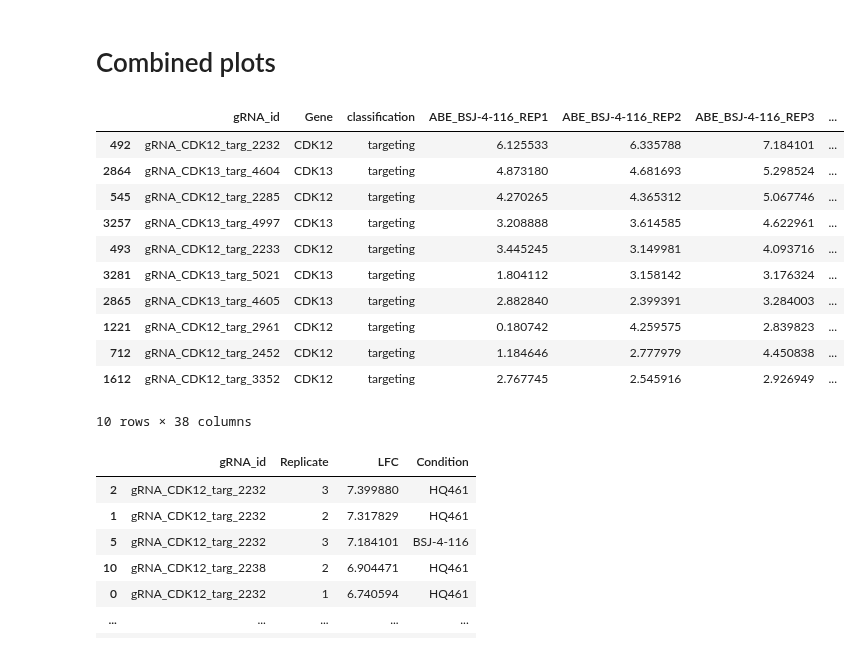
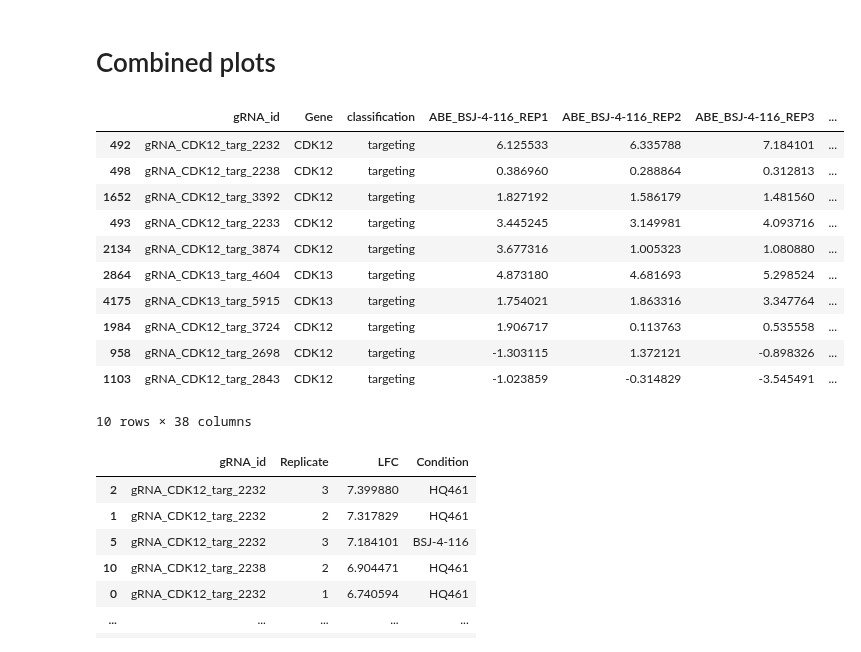
Before and after one commit to samgould2/CDK-BE-mutagenesis, a Jupyter notebook: notebooks/09_analysis_and_viz/logo_plots.ipynb, the cells around one changed output. Drawn from its saved outputs; the diff is of its cells as text; code cells hidden in the pictures.

```diff
--- a/notebooks/09_analysis_and_viz/logo_plots.ipynb
+++ b/notebooks/09_analysis_and_viz/logo_plots.ipynb
@@ -174,32 +295,32 @@ logo_plotter(gRNA_id, logo_df, CBE1, d4, min_perc=2)
 # %%
 data = pd.read_csv('../../screening_data/03_LFC_FDR_tables/barcode_counts/DMSO_base/CDK12_13_ABE_barcode_DMSO_base.csv')
 
-condition = 'BSJ-4-116'
+condition = 'HQ461'
 FDR_cutoff = 0.1
 
 all_conditions = ['BSJ-4-116', 'CDK12-IN-2', 'HQ461']
 
 if (f'LFC_median_ABE_{condition}' in data.columns) or (f'LFC_median_CBE_{condition}' in data.columns):
     try:
         subset = data[(data[f'FDR_ABE_{condition}']<FDR_cutoff)  & (data['classification']=='targeting')].sort_values(by=f'LFC_median_ABE_{condition}', ascending=False)
     except:
         subset = data[(data[f'FDR_CBE_{condition}']<FDR_cutoff)  & (data['classification']=='targeting')].sort_values(by=f'LFC_median_CBE_{condition}', ascending=False)
 else:
     subset = data[(data[f'FDR_{condition}']<FDR_cutoff) & (data['classification']=='targeting')].sort_values(by=f'LFC_median_{condition}', ascending=False)
 
 subset[:10]
 # %% [output]
 |  | gRNA_id | Gene | classification | ABE_BSJ-4-116_REP1 | ABE_BSJ-4-116_REP2 | ABE_BSJ-4-116_REP3 | ... |
 | 492 | gRNA_CDK12_targ_2232 | CDK12 | targeting | 6.125533 | 6.335788 | 7.184101 | ... |
+| 498 | gRNA_CDK12_targ_2238 | CDK12 | targeting | 0.386960 | 0.288864 | 0.312813 | ... |
+| 1652 | gRNA_CDK12_targ_3392 | CDK12 | targeting | 1.827192 | 1.586179 | 1.481560 | ... |
+| 493 | gRNA_CDK12_targ_2233 | CDK12 | targeting | 3.445245 | 3.149981 | 4.093716 | ... |
+| 2134 | gRNA_CDK12_targ_3874 | CDK12 | targeting | 3.677316 | 1.005323 | 1.080880 | ... |
 | 2864 | gRNA_CDK13_targ_4604 | CDK13 | targeting | 4.873180 | 4.681693 | 5.298524 | ... |
-| 545 | gRNA_CDK12_targ_2285 | CDK12 | targeting | 4.270265 | 4.365312 | 5.067746 | ... |
-| 3257 | gRNA_CDK13_targ_4997 | CDK13 | targeting | 3.208888 | 3.614585 | 4.622961 | ... |
-| 493 | gRNA_CDK12_targ_2233 | CDK12 | targeting | 3.445245 | 3.149981 | 4.093716 | ... |
-| 3281 | gRNA_CDK13_targ_5021 | CDK13 | targeting | 1.804112 | 3.158142 | 3.176324 | ... |
-| 2865 | gRNA_CDK13_targ_4605 | CDK13 | targeting | 2.882840 | 2.399391 | 3.284003 | ... |
-| 1221 | gRNA_CDK12_targ_2961 | CDK12 | targeting | 0.180742 | 4.259575 | 2.839823 | ... |
-| 712 | gRNA_CDK12_targ_2452 | CDK12 | targeting | 1.184646 | 2.777979 | 4.450838 | ... |
-| 1612 | gRNA_CDK12_targ_3352 | CDK12 | targeting | 2.767745 | 2.545916 | 2.926949 | ... |
+| 4175 | gRNA_CDK13_targ_5915 | CDK13 | targeting | 1.754021 | 1.863316 | 3.347764 | ... |
+| 1984 | gRNA_CDK12_targ_3724 | CDK12 | targeting | 1.906717 | 0.113763 | 0.535558 | ... |
+| 958 | gRNA_CDK12_targ_2698 | CDK12 | targeting | -1.303115 | 1.372121 | -0.898326 | ... |
+| 1103 | gRNA_CDK12_targ_2843 | CDK12 | targeting | -1.023859 | -0.314829 | -3.545491 | ... |
 10 rows × 38 columns
 # %%
 topx = subset[:10]
```
Also changed, not shown: parts of 27 cells of this notebook, 50 other files.
